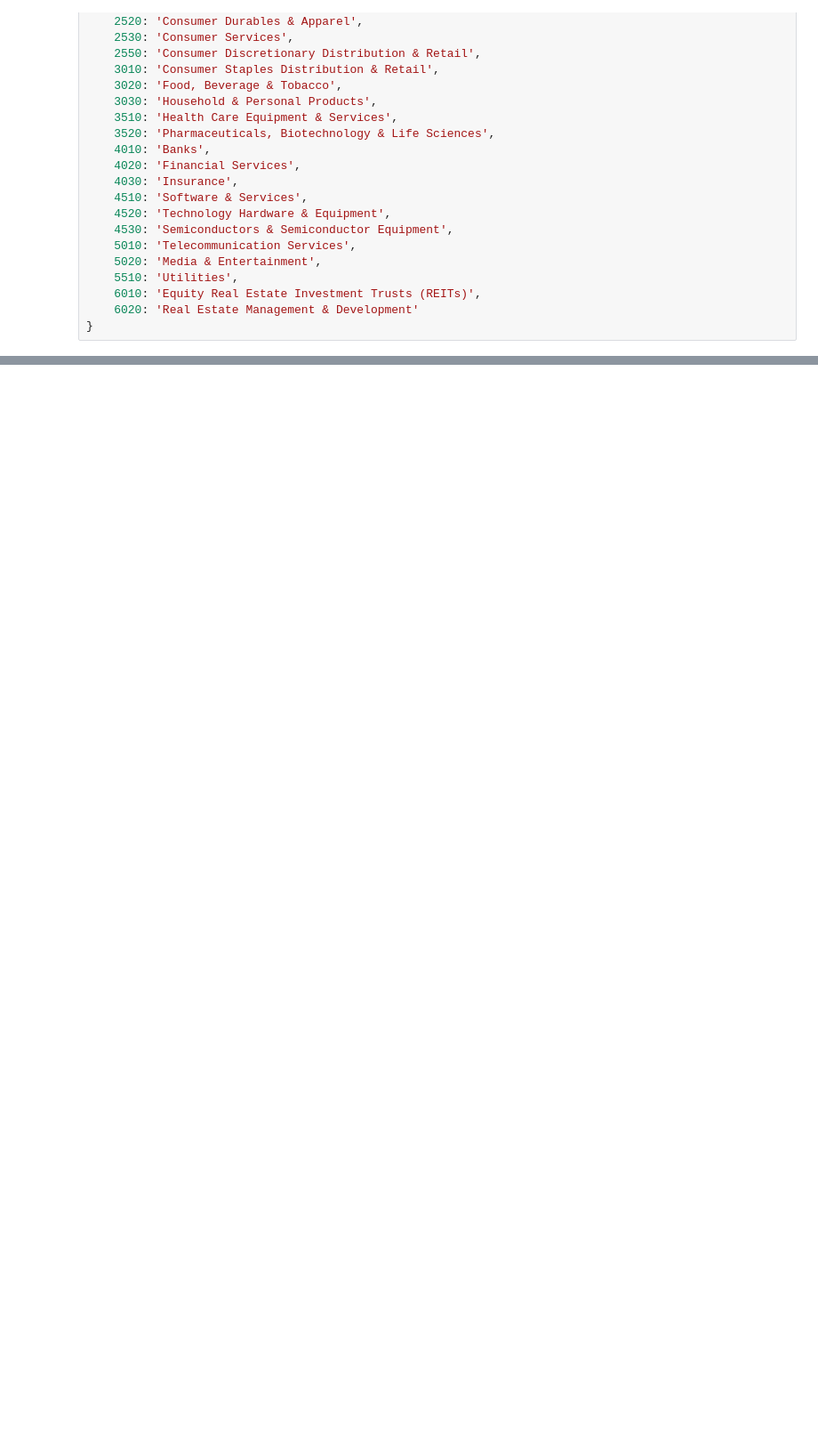
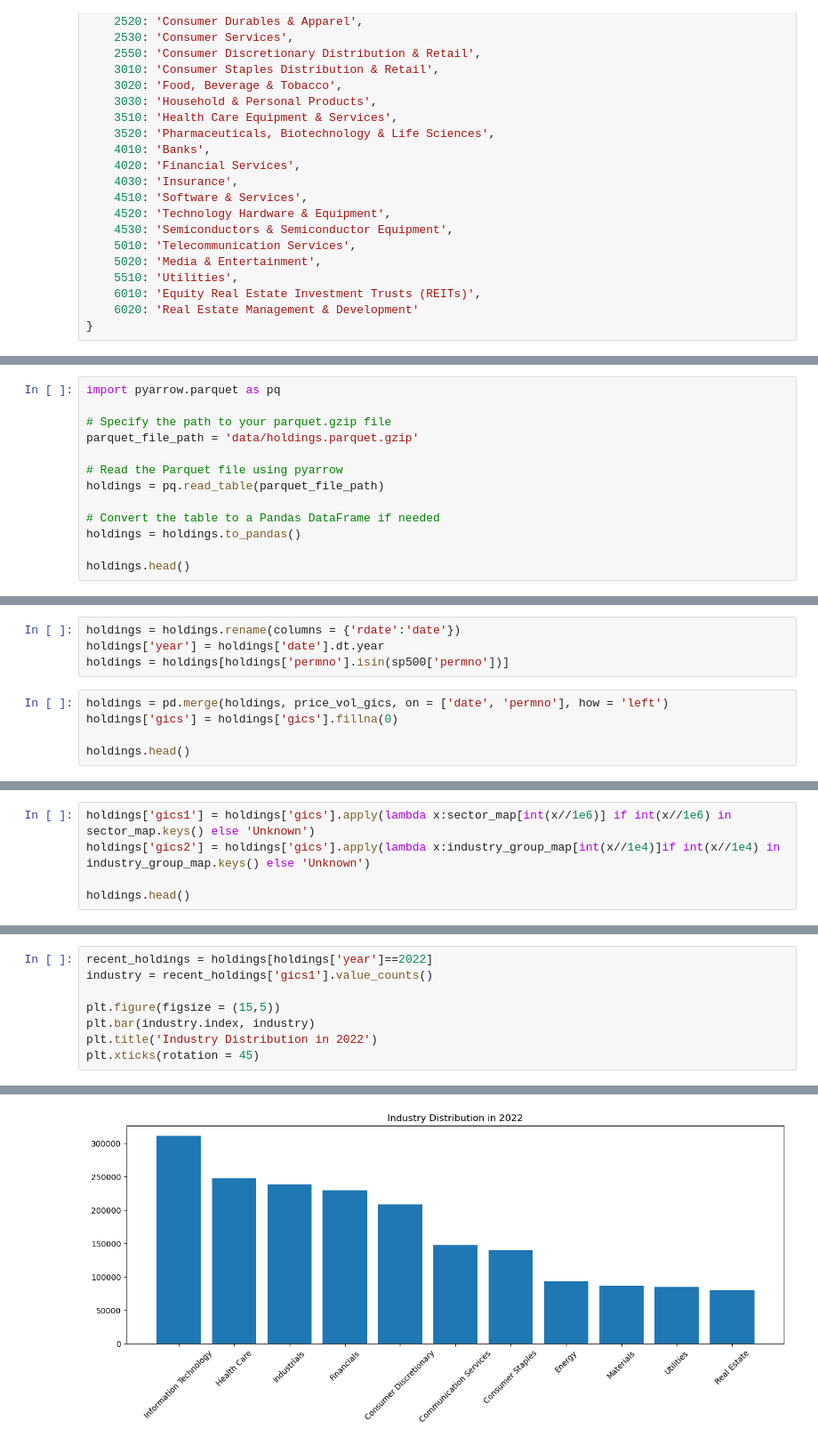
Before and after one commit to JennyJiang118/AFP-hedgefund-holdings, a Jupyter notebook: get_price_vol_gics.ipynb, the cells around one changed output, grey strips where cells are left out. Shown: that part at 89% size. Cells and saved outputs as stored; diff of their text form; blank space fills up the shorter version.

Commit message:
merge gics, filter sp500

```diff
--- a/get_price_vol_gics.ipynb
+++ b/get_price_vol_gics.ipynb
@@ -201,0 +213,13 @@ industry_group_map = {
+# %%
+import pyarrow.parquet as pq
+
+# Specify the path to your parquet.gzip file
+parquet_file_path = 'data/holdings.parquet.gzip'
+
+# Read the Parquet file using pyarrow
+holdings = pq.read_table(parquet_file_path)
+
+# Convert the table to a Pandas DataFrame if needed
+holdings = holdings.to_pandas()
+
+holdings.head()
@@ -201,0 +233,9 @@ industry_group_map = {
+# %%
+holdings = holdings.rename(columns = {'rdate':'date'})
+holdings['year'] = holdings['date'].dt.year
+holdings = holdings[holdings['permno'].isin(sp500['permno'])]
+# %%
+holdings = pd.merge(holdings, price_vol_gics, on = ['date', 'permno'], how = 'left')
+holdings['gics'] = holdings['gics'].fillna(0)
+
+holdings.head()
@@ -201,0 +250,5 @@ industry_group_map = {
+# %%
+holdings['gics1'] = holdings['gics'].apply(lambda x:sector_map[int(x//1e6)] if int(x//1e6) in sector_map.keys() else 'Unknown')
+holdings['gics2'] = holdings['gics'].apply(lambda x:industry_group_map[int(x//1e4)]if int(x//1e4) in industry_group_map.keys() else 'Unknown')
+
+holdings.head()
@@ -201,0 +263,9 @@ industry_group_map = {
+# %%
+recent_holdings = holdings[holdings['year']==2022]
+industry = recent_holdings['gics1'].value_counts()
+
+plt.figure(figsize = (15,5))
+plt.bar(industry.index, industry)
+plt.title('Industry Distribution in 2022')
+plt.xticks(rotation = 45)
+# %% [output]
@@ -201,0 +284 @@ industry_group_map = {
+[figure, added]
```
Also changed, not shown: parts of 11 cells of this notebook, 2 other files.
